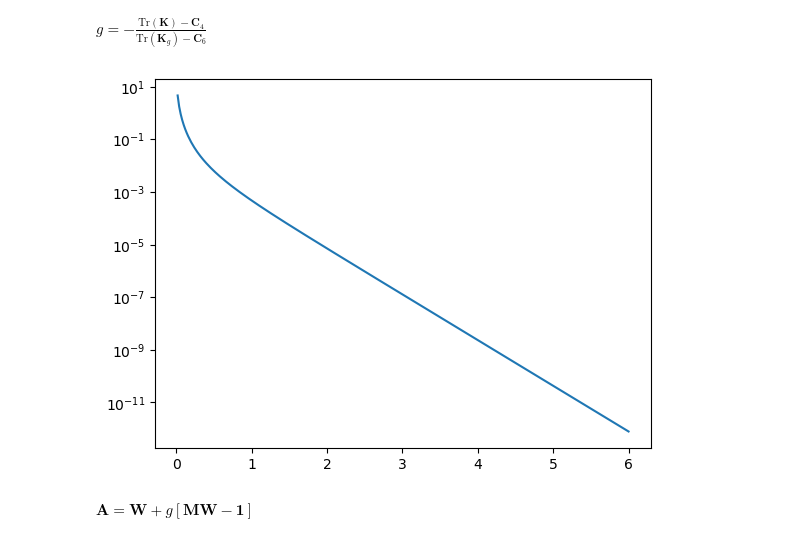
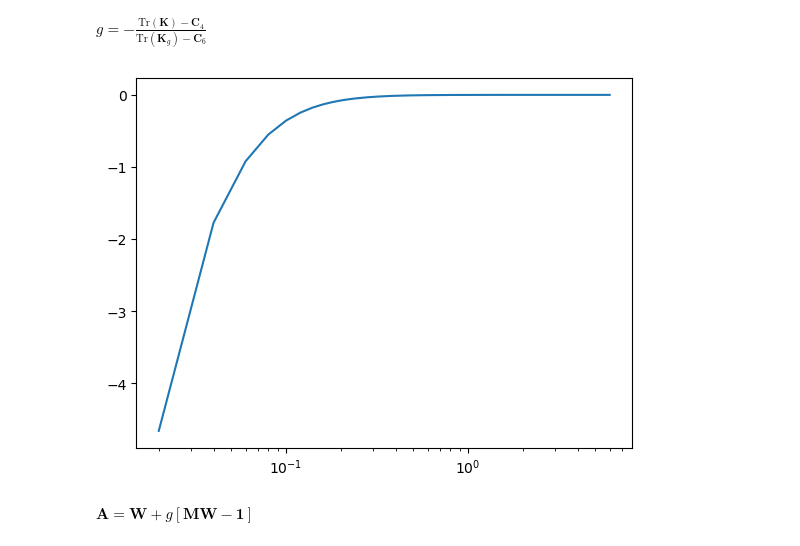
Before and after one commit to bsfn-0323/diffusion, a Jupyter notebook: gaussDiff_constraint.ipynb, the cells around one changed output. Cells and saved outputs as stored; diff of their text form; code cells hidden in the pictures.

```diff
--- a/gaussDiff_constraint.ipynb
+++ b/gaussDiff_constraint.ipynb
@@ -78,12 +78,12 @@ num = np.trace(K,axis1=1,axis2=2) - N*C4
 den = np.trace(K_g,axis1=1,axis2=2) - N*C6
 g = -num/den
 # %%
-plt.plot((ts+1)*dt,-g)
-plt.yscale("log")
-#plt.xscale("log")
+plt.plot((ts+1)*dt,g)
+#plt.yscale("log")
+plt.xscale("log")
 #plt.axvline(dt*2)
 # %% [output]
-[figure, old version]
+[figure, new version]
 # %% [markdown]
 $\mathbf{A} = \mathbf{W} + g\left[\mathbf{M}\mathbf{W}-\mathbf{1} \right]$
 # %%
```
Also changed, not shown: 1 other file.
